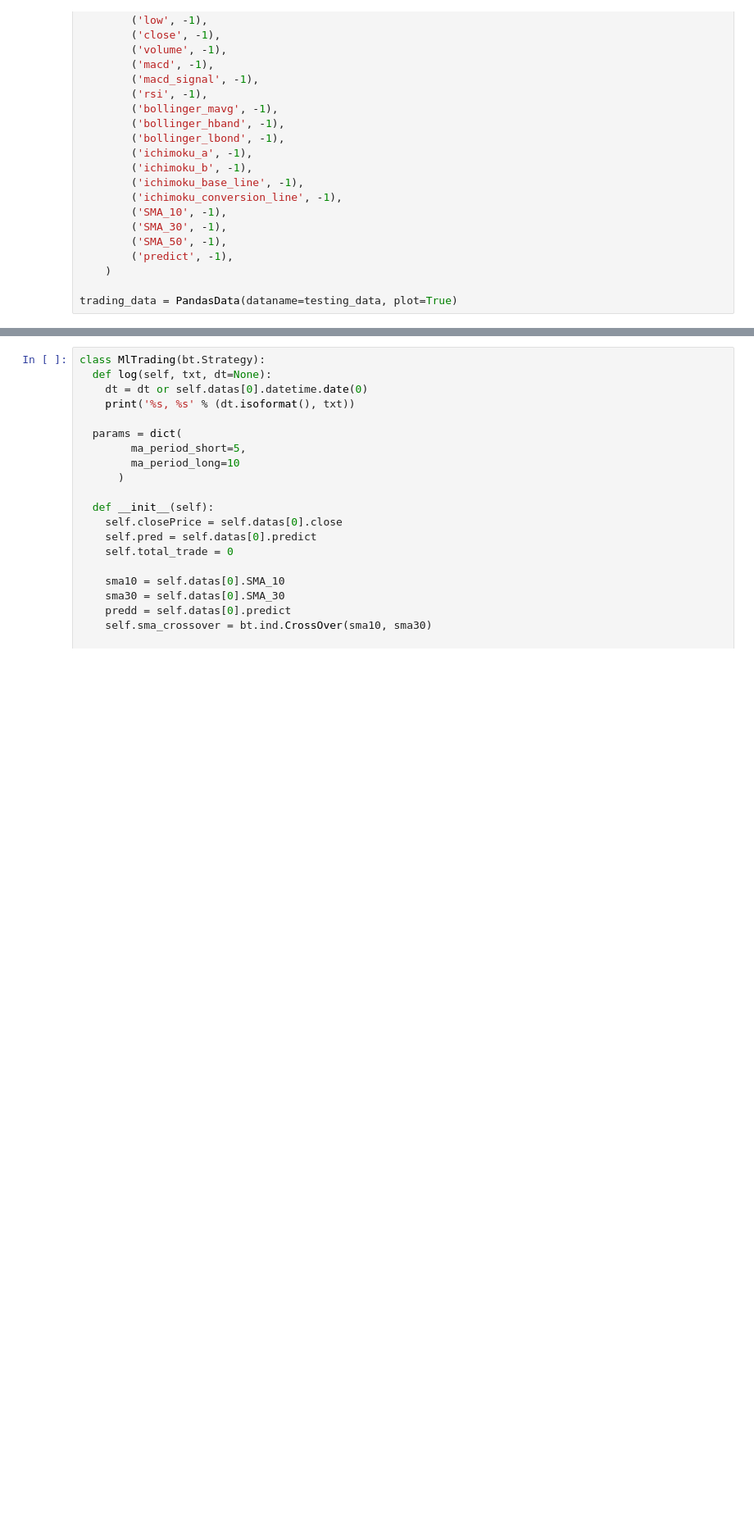
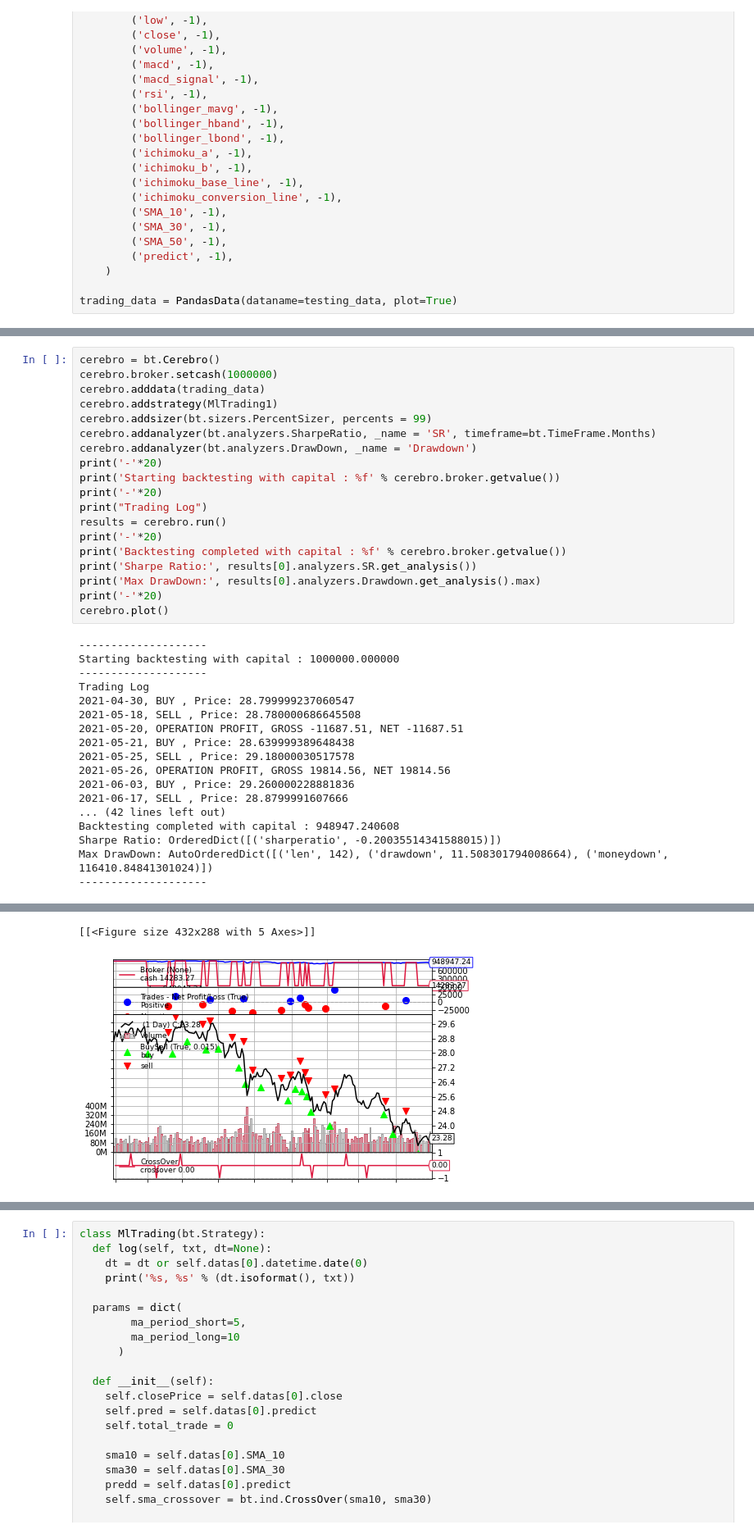
Before and after one commit to joechan22/financial-computing-proj, a Jupyter notebook: back-test.ipynb, the cells around one changed output, grey strips where cells are left out. Shown at 82% size. Drawn from its saved outputs; the diff is of its cells as text; blank space fills up the shorter version.

Commit message:
include the simple strategy in the back test result

```diff
--- a/back-test.ipynb
+++ b/back-test.ipynb
@@ -503,0 +545,37 @@ trading_data = PandasData(dataname=testing_data, plot=True)
+# %%
+cerebro = bt.Cerebro()
+cerebro.broker.setcash(1000000)
+cerebro.adddata(trading_data)
+cerebro.addstrategy(MlTrading1)
+cerebro.addsizer(bt.sizers.PercentSizer, percents = 99)
+cerebro.addanalyzer(bt.analyzers.SharpeRatio, _name = 'SR', timeframe=bt.TimeFrame.Months)
+cerebro.addanalyzer(bt.analyzers.DrawDown, _name = 'Drawdown')
+print('-'*20)
+print('Starting backtesting with capital : %f' % cerebro.broker.getvalue())
+print('-'*20)
+print("Trading Log")
+results = cerebro.run()
+print('-'*20)
+print('Backtesting completed with capital : %f' % cerebro.broker.getvalue())
+print('Sharpe Ratio:', results[0].analyzers.SR.get_analysis())
+print('Max DrawDown:', results[0].analyzers.Drawdown.get_analysis().max)
+print('-'*20)
+cerebro.plot()
+# %% [output]
+--------------------
+Starting backtesting with capital : 1000000.000000
+--------------------
+Trading Log
+2021-04-30, BUY , Price: 28.799999237060547
+2021-05-18, SELL , Price: 28.780000686645508
+2021-05-20, OPERATION PROFIT, GROSS -11687.51, NET -11687.51
+2021-05-21, BUY , Price: 28.639999389648438
+2021-05-25, SELL , Price: 29.18000030517578
+2021-05-26, OPERATION PROFIT, GROSS 19814.56, NET 19814.56
+2021-06-03, BUY , Price: 29.260000228881836
+2021-06-17, SELL , Price: 28.8799991607666
+... (42 lines left out)
+Backtesting completed with capital : 948947.240608
+Sharpe Ratio: OrderedDict([('sharperatio', -0.20035514341588015)])
+Max DrawDown: AutoOrderedDict([('len', 142), ('drawdown', 11.508301794008664), ('moneydown', 116410.84841301024)])
+--------------------
@@ -503,0 +584,2 @@ trading_data = PandasData(dataname=testing_data, plot=True)
+[[<Figure size 432x288 with 5 Axes>]]
+[figure, added]
```
Also changed, not shown: parts of 5 cells of this notebook, 1 other file.
